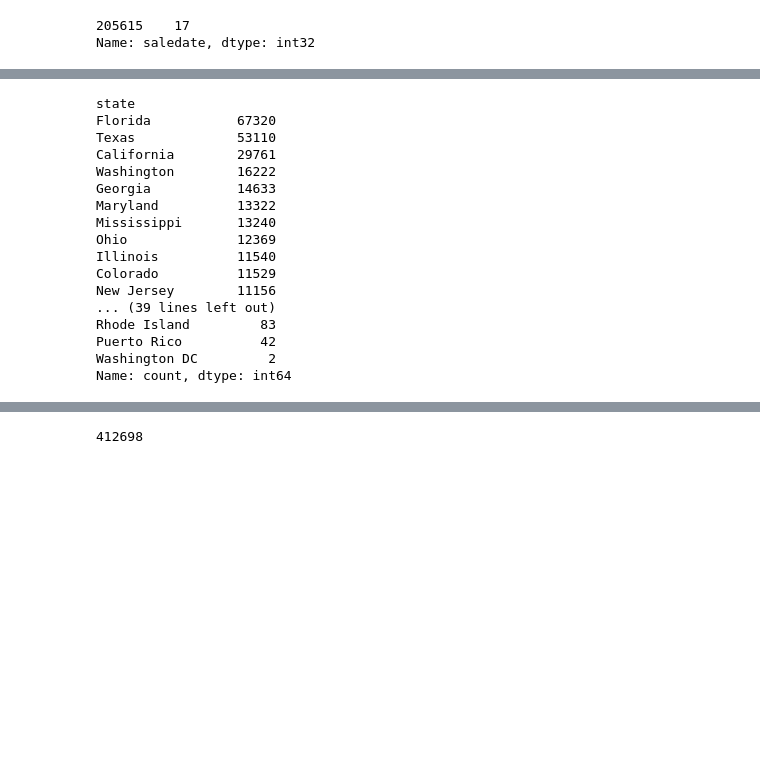
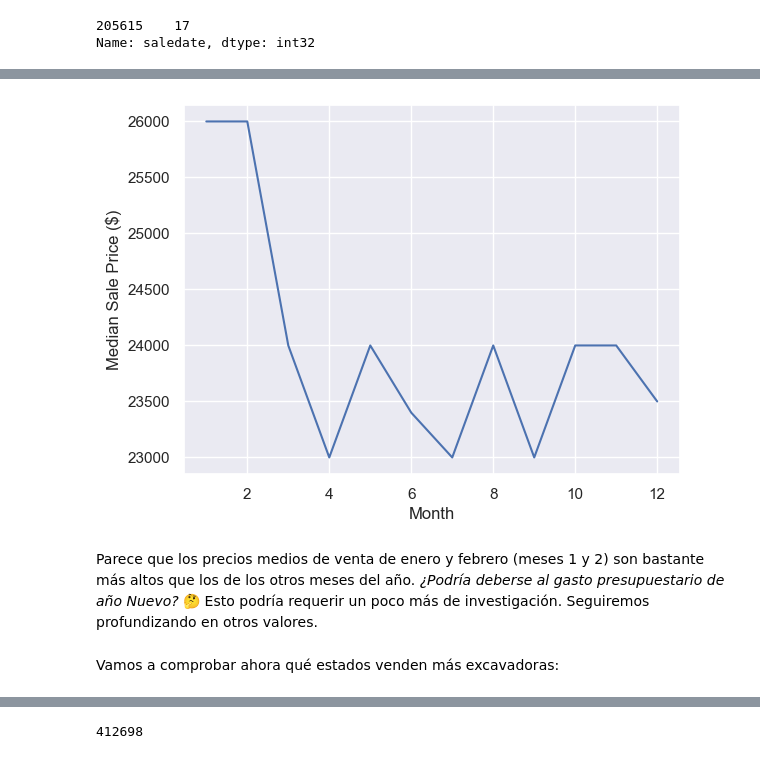
Before and after one commit to rociobenitez/AI-ML-DataScience-Bootcamp, a Jupyter notebook: notebooks/5-structured-data-projects/bluebook-bulldozer-price-regression.ipynb, the cells around one changed output, grey strips where cells are left out. Drawn from its saved outputs; the diff is of its cells as text; code cells hidden in the pictures; blank space fills up the shorter version.

```diff
--- a/notebooks/5-structured-data-projects/bluebook-bulldozer-price-regression.ipynb
+++ b/notebooks/5-structured-data-projects/bluebook-bulldozer-price-regression.ipynb
@@ -334,24 +369,14 @@ df_tmp.head().T
+# %%
+# Agrupar DataFrame por saleMonth y luego encontrar la mediana de SalePrice
+df_tmp.groupby(["saleMonth"])["SalePrice"].median().plot()
+plt.xlabel("Month")
+plt.ylabel("Median Sale Price ($)");
+# %% [output]
+[figure, added]
+# %% [markdown]
+Parece que los precios medios de venta de enero y febrero (meses 1 y 2) son bastante más altos que los de los otros meses del año. *¿Podría deberse al gasto presupuestario de año Nuevo?* 🤔 Esto podría requerir un poco más de investigación. Seguiremos profundizando en otros valores.
 # %%
 # Ahora que hemos enriquecido nuestro DataFrame con características de fecha y hora, podemos eliminar 'saledate'.
 df_tmp.drop("saledate", axis=1, inplace=True)
-# %%
-# Verifica los valores de diferentes columnas
-df_tmp.state.value_counts()
-# %% [output]
-state
-Florida           67320
-Texas             53110
-California        29761
-Washington        16222
-Georgia           14633
-Maryland          13322
-Mississippi       13240
-Ohio              12369
-Illinois          11540
-Colorado          11529
-New Jersey        11156
-... (39 lines left out)
-Rhode Island         83
-Puerto Rico          42
-Washington DC         2
-Name: count, dtype: int64
+# %% [markdown]
+Vamos a comprobar ahora qué estados venden más excavadoras:
```
Also changed, not shown: parts of 95 cells of this notebook.
